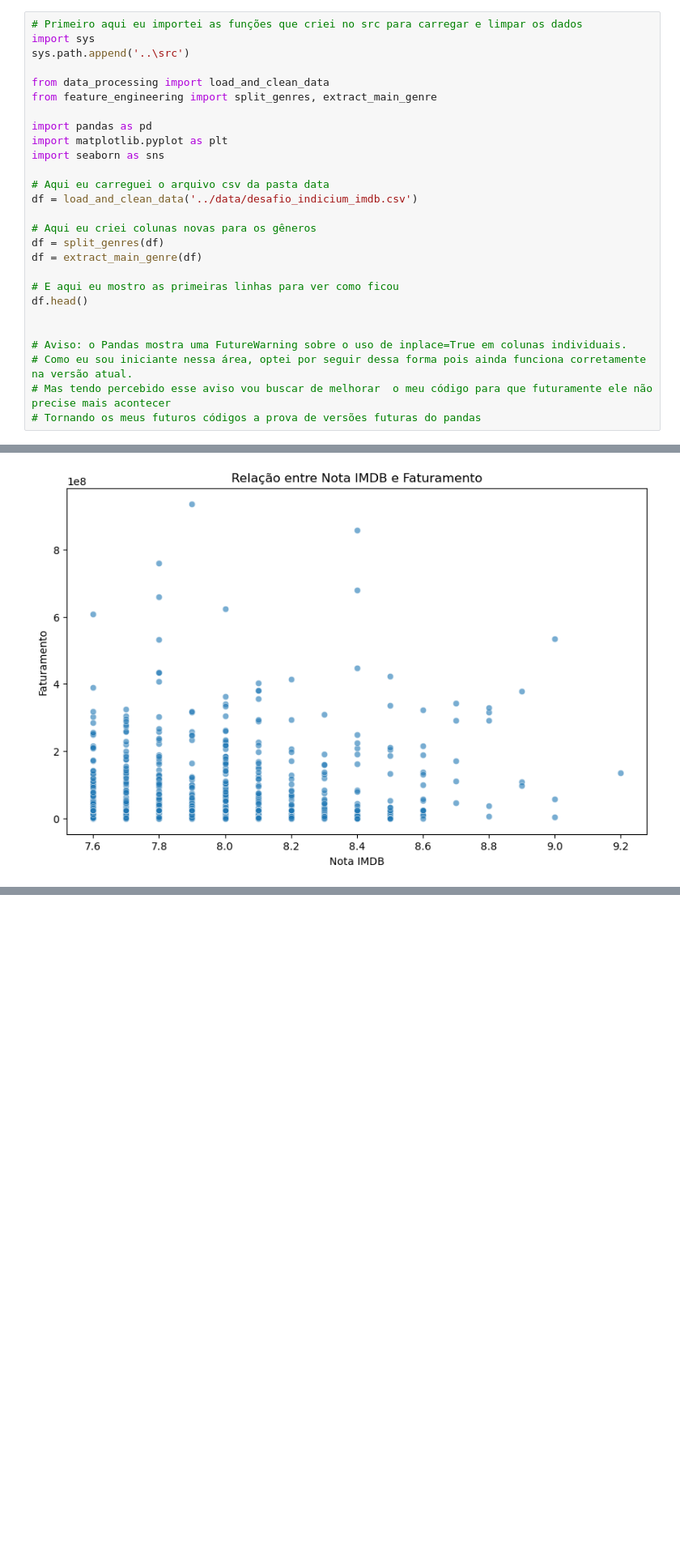
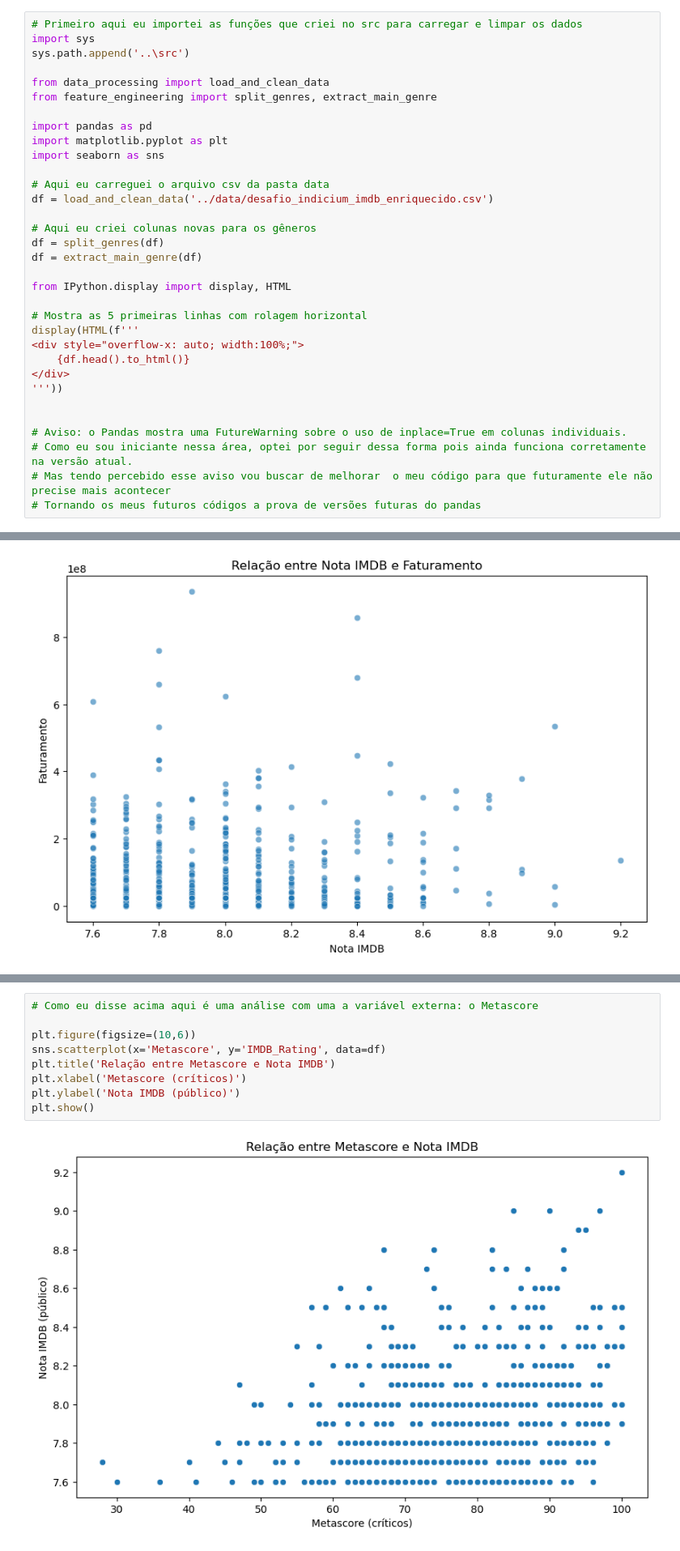
Before and after one commit to MariaEduardaTBuonafina/LH_CD_MARIAEDUARDATREVIZANEBUONAFINA, a Jupyter notebook: notebooks/01_EDA.ipynb, the cells around one changed output, grey strips where cells are left out. Shown: that part at 81% size. Saved outputs shown, nothing was run; the diff lists cells and outputs as text; blank space fills up the shorter version.

Commit message:
Atualização da EDA com os dados externos e exportação para HTML

```diff
--- a/notebooks/01_EDA.ipynb
+++ b/notebooks/01_EDA.ipynb
@@ -19,14 +19,20 @@ import matplotlib.pyplot as plt
 import seaborn as sns
 
 # Aqui eu carreguei o arquivo csv da pasta data
-df = load_and_clean_data('../data/desafio_indicium_imdb.csv')
+df = load_and_clean_data('../data/desafio_indicium_imdb_enriquecido.csv')
 
 # Aqui eu criei colunas novas para os gêneros
 df = split_genres(df)
 df = extract_main_genre(df)
 
-# E aqui eu mostro as primeiras linhas para ver como ficou
-df.head()
+from IPython.display import display, HTML
+
+# Mostra as 5 primeiras linhas com rolagem horizontal
+display(HTML(f'''
+<div style="overflow-x: auto; width:100%;">
+    {df.head().to_html()}
+</div>
+'''))
 
 
 # Aviso: o Pandas mostra uma FutureWarning sobre o uso de inplace=True em colunas individuais.
@@ -101,0 +110,11 @@ plt.show()
+# %%
+# Como eu disse acima aqui é uma análise com uma a variável externa: o Metascore
+
+plt.figure(figsize=(10,6))
+sns.scatterplot(x='Metascore', y='IMDB_Rating', data=df)
+plt.title('Relação entre Metascore e Nota IMDB')
+plt.xlabel('Metascore (críticos)')
+plt.ylabel('Nota IMDB (público)')
+plt.show()
+# %% [output]
+[figure, added]
```
Also changed, not shown: parts of 5 cells of this notebook, 2 other files.
